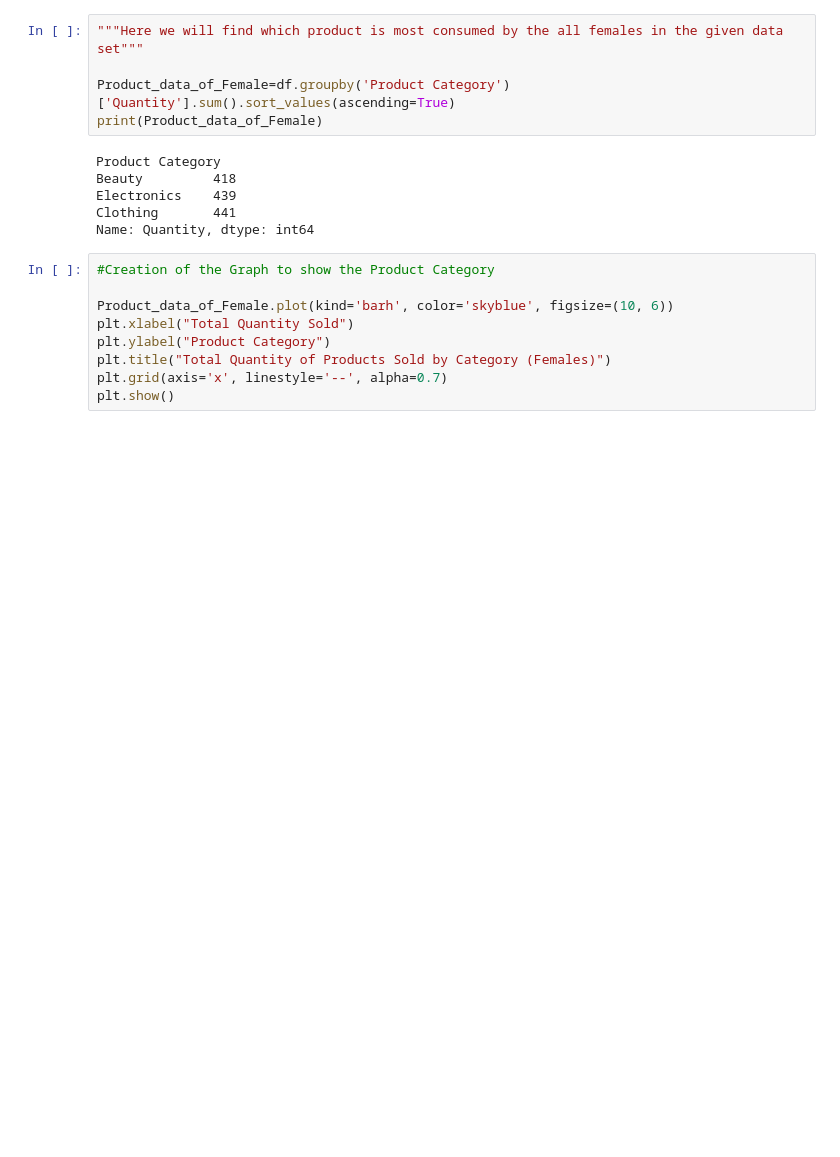
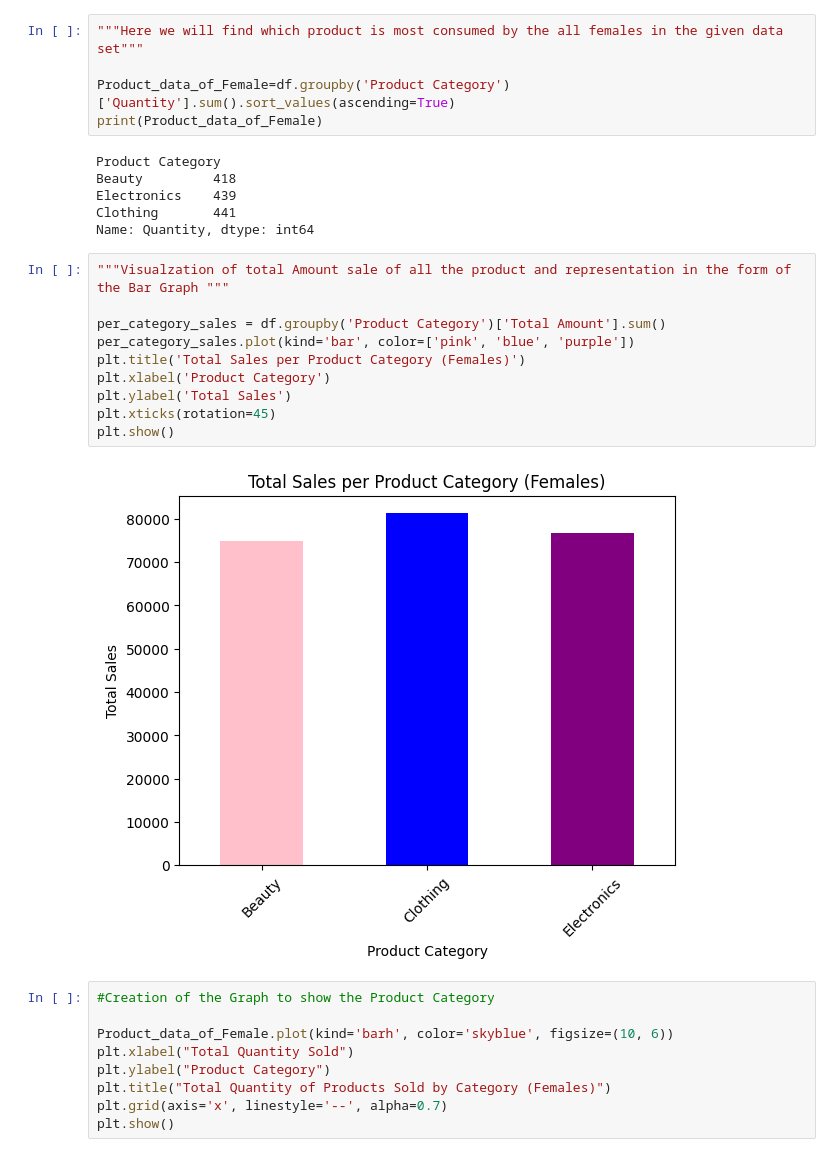
Before and after one commit to SauhardSHukla/Business_Analytics, a Jupyter notebook: Sales_Analytics/Female_Sales_Analysis/Female_Analytics_Product_Category.ipynb, the cells around one changed output. Cells and saved outputs as stored; diff of their text form; blank space fills up the shorter version.

Commit message:
Added Sales_Analysis folder and all files

```diff
--- a/Sales_Analytics/Female_Sales_Analysis/Female_Analytics_Product_Category.ipynb
+++ b/Sales_Analytics/Female_Sales_Analysis/Female_Analytics_Product_Category.ipynb
@@ -16,6 +16,19 @@ Beauty         418
 Electronics    439
 Clothing       441
 Name: Quantity, dtype: int64
+# %%
+"""Visualzation of total Amount sale of all the product and representation in the form of
+the Bar Graph """
+
+per_category_sales = df.groupby('Product Category')['Total Amount'].sum()
+per_category_sales.plot(kind='bar', color=['pink', 'blue', 'purple'])
+plt.title('Total Sales per Product Category (Females)')
+plt.xlabel('Product Category')
+plt.ylabel('Total Sales')
+plt.xticks(rotation=45)
+plt.show()
+# %% [output]
+[figure, added]
 # %%
 #Creation of the Graph to show the Product Category
 
```
Also changed, not shown: parts of 8 cells of this notebook, 2 other files.
